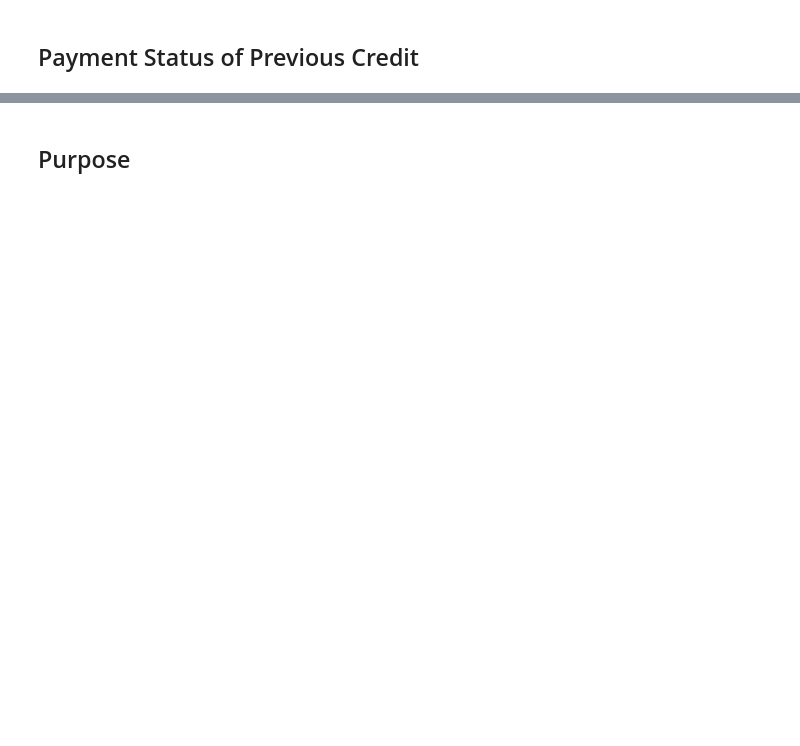
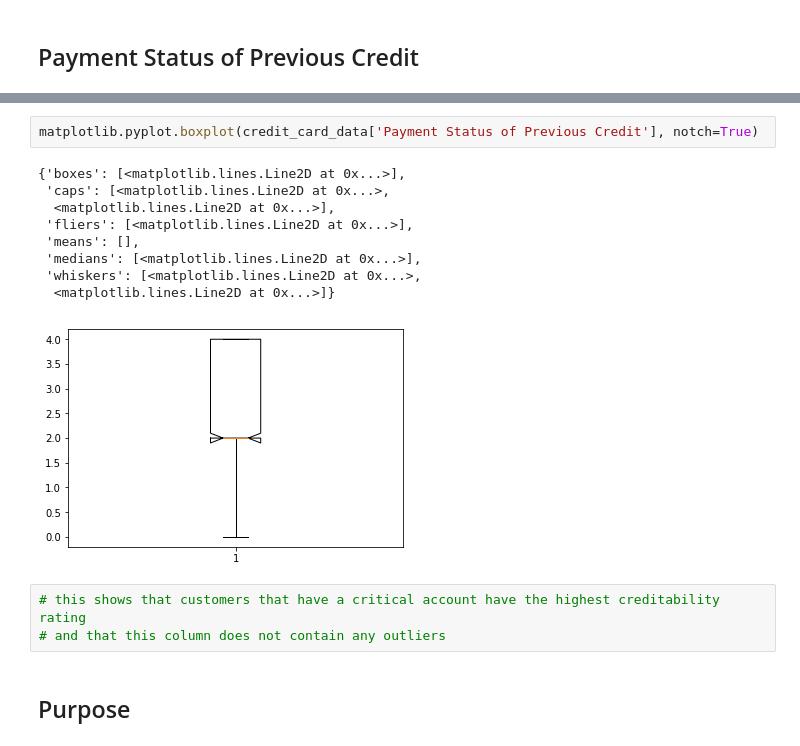
Before and after one commit to kcelotto/3250-TermProject, a Jupyter notebook: Term Project.ipynb, the cells around one changed output, grey strips where cells are left out. Cells and saved outputs as stored; diff of their text form; blank space fills up the shorter version.

```diff
--- a/Term Project.ipynb
+++ b/Term Project.ipynb
@@ -222,6 +286,21 @@ Payment Status of Previous Credit
 2                                       0.681132
 3                                       0.681818
 4                                       0.829352
+# %%
+matplotlib.pyplot.boxplot(credit_card_data['Payment Status of Previous Credit'], notch=True)
+# %% [output]
+{'boxes': [<matplotlib.lines.Line2D at 0x...>],
+ 'caps': [<matplotlib.lines.Line2D at 0x...>,
+  <matplotlib.lines.Line2D at 0x...>],
+ 'fliers': [<matplotlib.lines.Line2D at 0x...>],
+ 'means': [],
+ 'medians': [<matplotlib.lines.Line2D at 0x...>],
+ 'whiskers': [<matplotlib.lines.Line2D at 0x...>,
+  <matplotlib.lines.Line2D at 0x...>]}
+[figure, added]
+# %%
+# this shows that customers that have a critical account have the highest creditability rating
+# and that this column does not contain any outliers
 # %% [markdown]
 ## Purpose
 # %%
```
Also changed, not shown: parts of 98 cells of this notebook.
